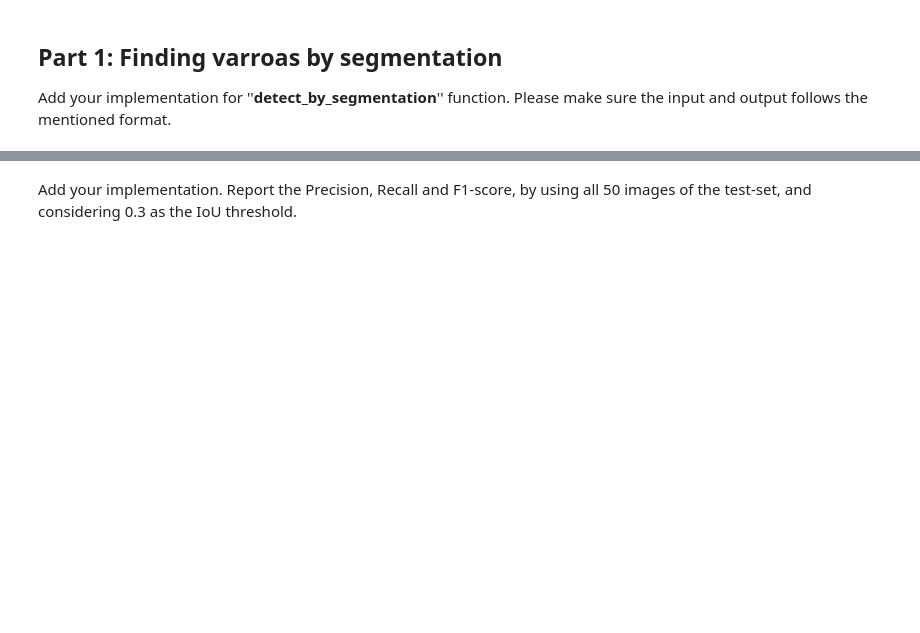
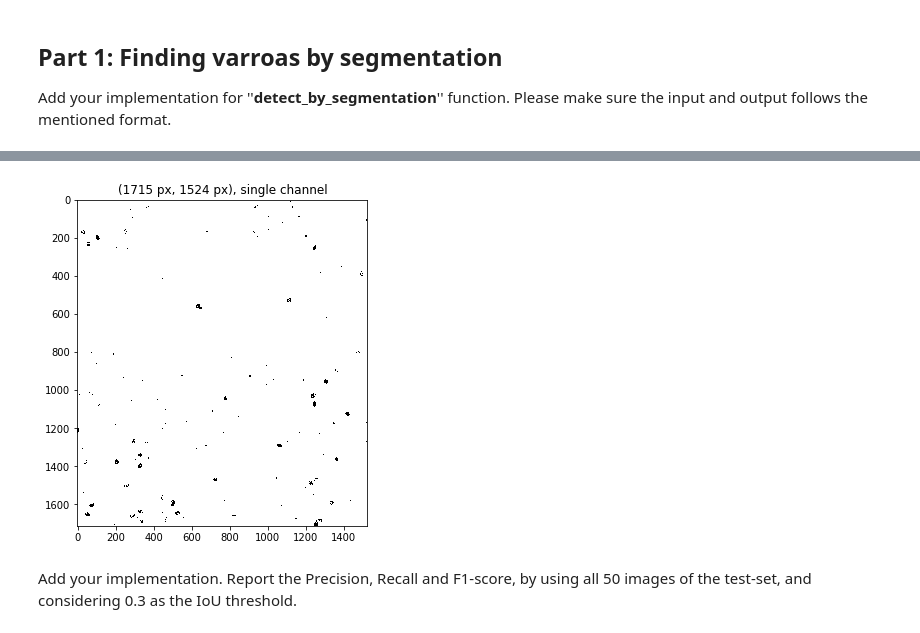
Before and after one commit to emmwel/img_an_pat_rec, a Jupyter notebook: project/special_project.ipynb, the cells around one changed output, grey strips where cells are left out. Saved outputs shown, nothing was run; the diff lists cells and outputs as text; code cells hidden in the pictures; blank space fills up the shorter version.

```diff
--- a/project/special_project.ipynb
+++ b/project/special_project.ipynb
@@ -76,3 +112,17 @@ def detect_by_segmentation(img):
     '''
 
     #Your code
+# %%
+#Thresholding the image between two thresholds
+def threshold_dual(image, th1, th2):
+    th_img = image.copy()
+    th_img[th_img<th1] = 0
+    th_img[th_img>th2] = 0
+    th_img[(th_img>=th1) & (th_img<=th2)] = 255
+    return th_img
+
+def threshold(img, th):
+    tmp = img.copy()
+    tmp[tmp<th] = 0
+    tmp[tmp>=th] = 255
+    return tmp
@@ -78,0 +145,5 @@ def detect_by_segmentation(img):
+# %%
+# test
+plot_image(threshold(img_collection[13][:,:,0],100))
+# %% [output]
+[figure, added]
```
Also changed, not shown: parts of 12 cells of this notebook, 1 other file.
